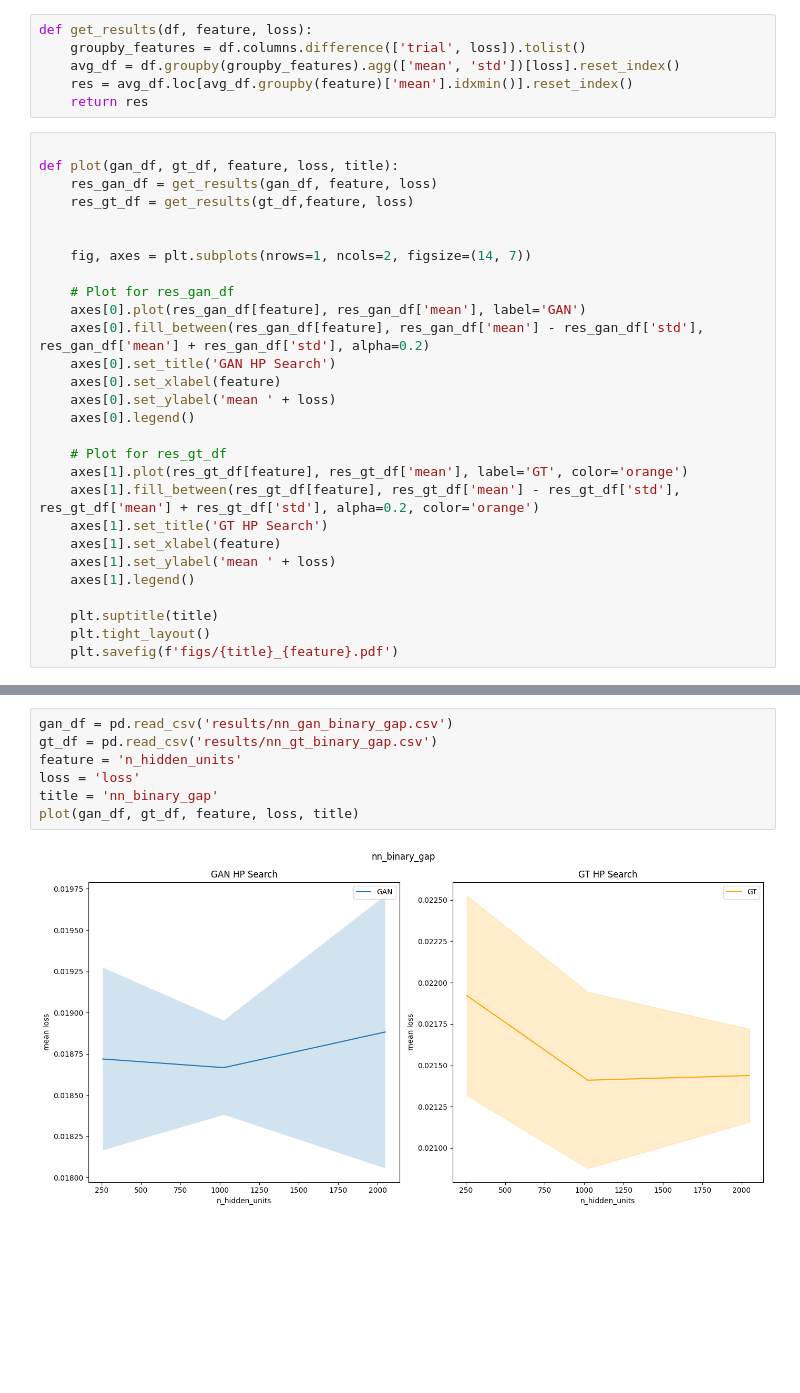
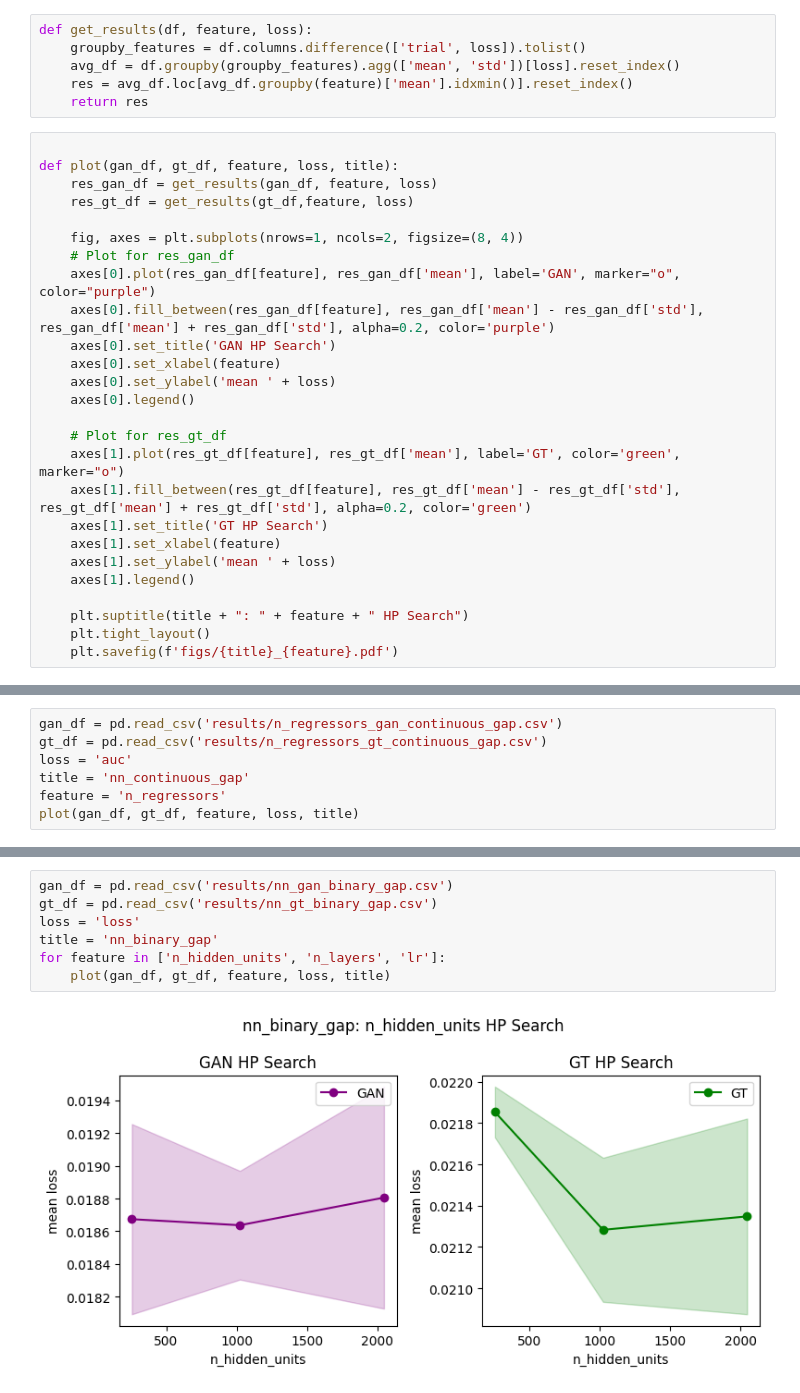
Before and after one commit to roshni714/poverty, a Jupyter notebook: dry_run/hparam/hparam_res.ipynb, the cells around one changed output, grey strips where cells are left out. Cells and saved outputs as stored; diff of their text form; blank space fills up the shorter version.

```diff
--- a/dry_run/hparam/hparam_res.ipynb
+++ b/dry_run/hparam/hparam_res.ipynb
@@ -13,26 +13,24 @@ def plot(gan_df, gt_df, feature, loss, title):
     res_gan_df = get_results(gan_df, feature, loss)
     res_gt_df = get_results(gt_df,feature, loss)
 
-
-    fig, axes = plt.subplots(nrows=1, ncols=2, figsize=(14, 7))
-
+    fig, axes = plt.subplots(nrows=1, ncols=2, figsize=(8, 4))
     # Plot for res_gan_df
-    axes[0].plot(res_gan_df[feature], res_gan_df['mean'], label='GAN')
-    axes[0].fill_between(res_gan_df[feature], res_gan_df['mean'] - res_gan_df['std'], res_gan_df['mean'] + res_gan_df['std'], alpha=0.2)
+    axes[0].plot(res_gan_df[feature], res_gan_df['mean'], label='GAN', marker="o", color="purple")
+    axes[0].fill_between(res_gan_df[feature], res_gan_df['mean'] - res_gan_df['std'], res_gan_df['mean'] + res_gan_df['std'], alpha=0.2, color='purple')
     axes[0].set_title('GAN HP Search')
     axes[0].set_xlabel(feature)
     axes[0].set_ylabel('mean ' + loss)
     axes[0].legend()
 
     # Plot for res_gt_df
-    axes[1].plot(res_gt_df[feature], res_gt_df['mean'], label='GT', color='orange')
-    axes[1].fill_between(res_gt_df[feature], res_gt_df['mean'] - res_gt_df['std'], res_gt_df['mean'] + res_gt_df['std'], alpha=0.2, color='orange')
+    axes[1].plot(res_gt_df[feature], res_gt_df['mean'], label='GT', color='green', marker="o")
+    axes[1].fill_between(res_gt_df[feature], res_gt_df['mean'] - res_gt_df['std'], res_gt_df['mean'] + res_gt_df['std'], alpha=0.2, color='green')
     axes[1].set_title('GT HP Search')
     axes[1].set_xlabel(feature)
     axes[1].set_ylabel('mean ' + loss)
     axes[1].legend()
 
-    plt.suptitle(title)
+    plt.suptitle(title + ": " + feature + " HP Search")
     plt.tight_layout()
     plt.savefig(f'figs/{title}_{feature}.pdf')
 # %%
@@ -46,0 +89,7 @@ plot(gan_df, gt_df, feature, loss, title)
+# %%
+gan_df = pd.read_csv('results/n_regressors_gan_continuous_gap.csv')
+gt_df = pd.read_csv('results/n_regressors_gt_continuous_gap.csv')
+loss = 'auc'
+title = 'nn_continuous_gap'
+feature = 'n_regressors'
+plot(gan_df, gt_df, feature, loss, title)
@@ -47,9 +98,9 @@ plot(gan_df, gt_df, feature, loss, title)
 # %%
 gan_df = pd.read_csv('results/nn_gan_binary_gap.csv')
 gt_df = pd.read_csv('results/nn_gt_binary_gap.csv')
-feature = 'n_hidden_units'
 loss = 'loss'
 title = 'nn_binary_gap'
-plot(gan_df, gt_df, feature, loss, title)
+for feature in ['n_hidden_units', 'n_layers', 'lr']:
+    plot(gan_df, gt_df, feature, loss, title)
 # %% [output]
-[figure, old version]
+[figure, new version]
```
Also changed, not shown: parts of 9 cells of this notebook, 25 other files.
